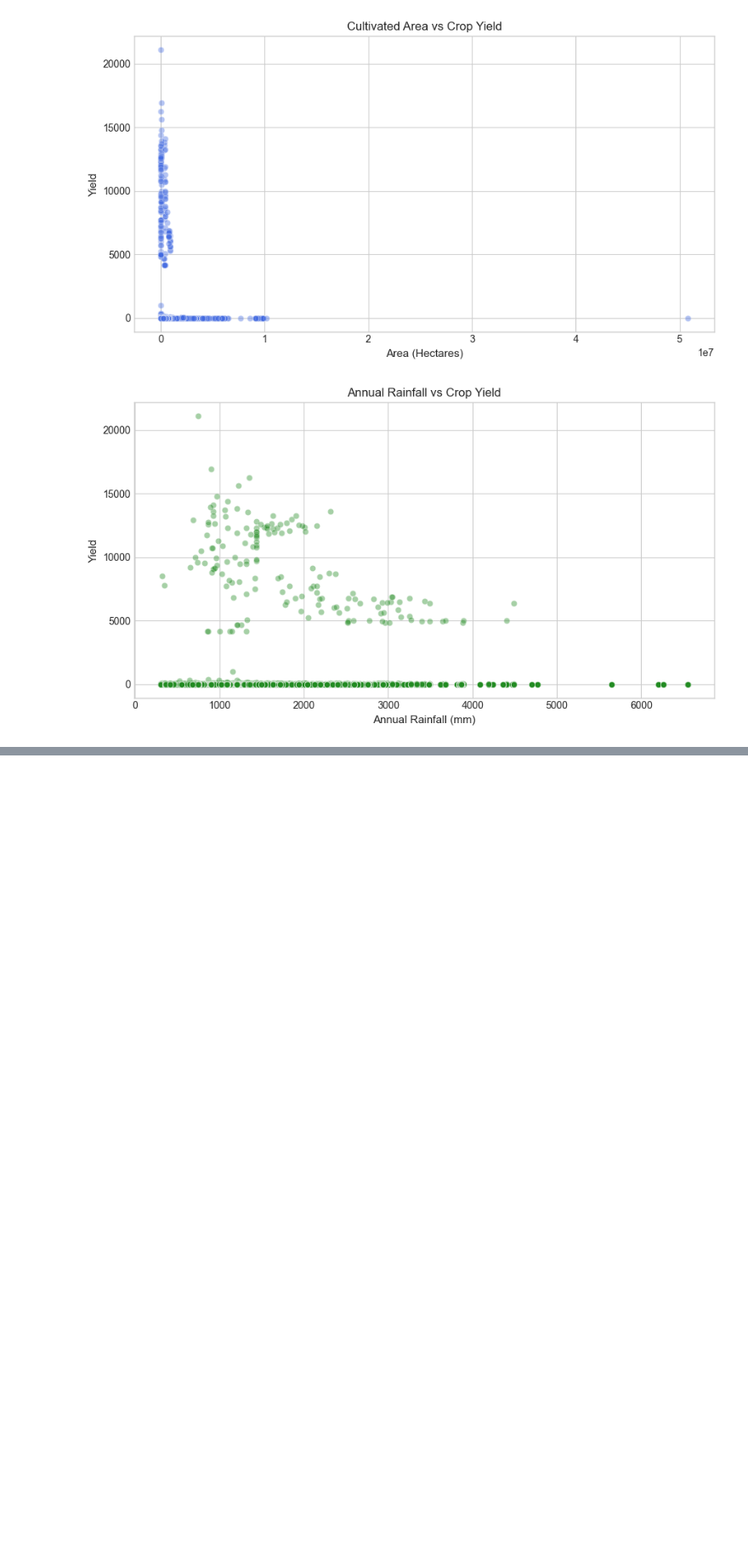
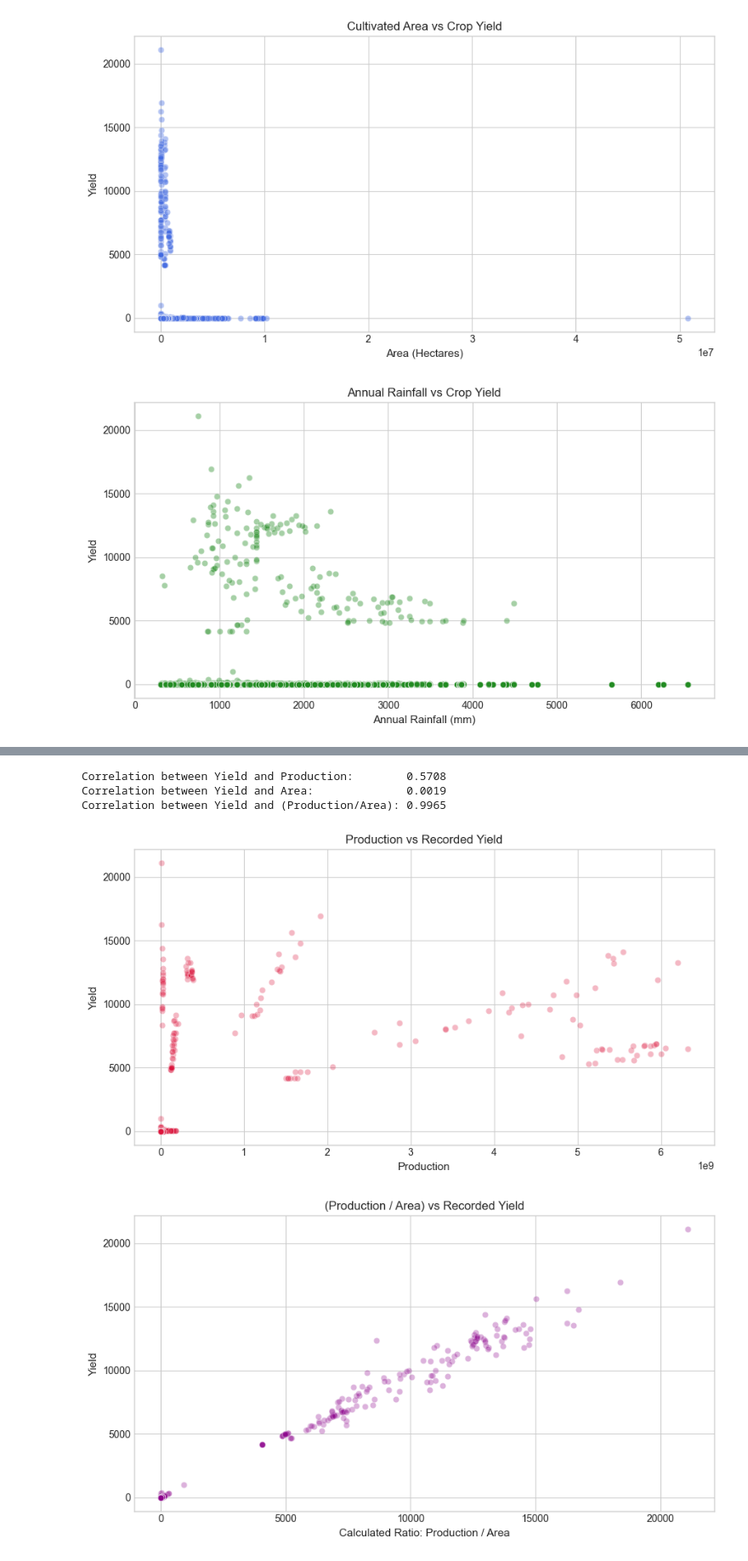
Before and after one commit to Subash-G-S/agri-predict, a Jupyter notebook: notebooks/regression.ipynb, the cells around one changed output, grey strips where cells are left out. Shown at 85% size. Cells and saved outputs as stored; diff of their text form; code cells hidden in the pictures; blank space fills up the shorter version.

Commit message:
feat(regression): add data quality investigation and feature decisions for yield

```diff
--- a/notebooks/regression.ipynb
+++ b/notebooks/regression.ipynb
@@ -207,0 +216,35 @@ plt.show()
+# %%
+# Investigate relationship between Production, Area, and Yield
+calculated_yield = df['Production'] / df['Area']
+r_prod_yield = df['Yield'].corr(df['Production'])
+r_area_yield = df['Yield'].corr(df['Area'])
+r_calc_yield = df['Yield'].corr(calculated_yield)
+
+print(f"Correlation between Yield and Production:        {r_prod_yield:.4f}")
+print(f"Correlation between Yield and Area:              {r_area_yield:.4f}")
+print(f"Correlation between Yield and (Production/Area): {r_calc_yield:.4f}")
+# %% [output]
+Correlation between Yield and Production:        0.5708
+Correlation between Yield and Area:              0.0019
+Correlation between Yield and (Production/Area): 0.9965
+# %%
+# 1. Production vs Recorded Yield
+plt.figure(figsize=(9, 5))
+sns.scatterplot(x=df['Production'], y=df['Yield'], alpha=0.3, color='crimson')
+plt.title('Production vs Recorded Yield')
+plt.xlabel('Production')
+plt.ylabel('Yield')
+plt.tight_layout()
+plt.show()
+
+# 2. Calculated (Production / Area) vs Recorded Yield
+plt.figure(figsize=(9, 5))
+sns.scatterplot(x=calculated_yield, y=df['Yield'], alpha=0.3, color='darkmagenta')
+plt.title('(Production / Area) vs Recorded Yield')
+plt.xlabel('Calculated Ratio: Production / Area')
+plt.ylabel('Yield')
+plt.tight_layout()
+plt.show()
+# %% [output]
+[figure, added]
+[figure, added]
```
Also changed, not shown: parts of 8 cells of this notebook.
